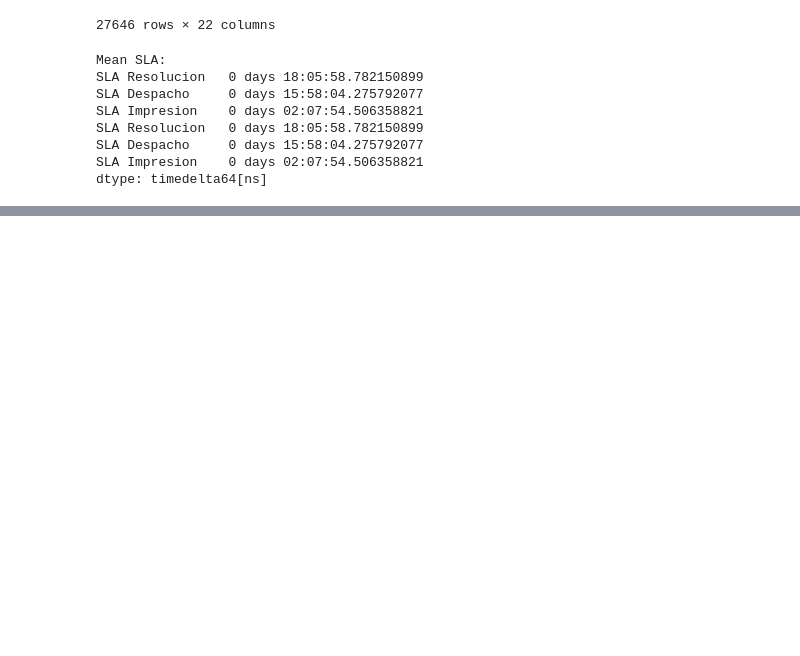
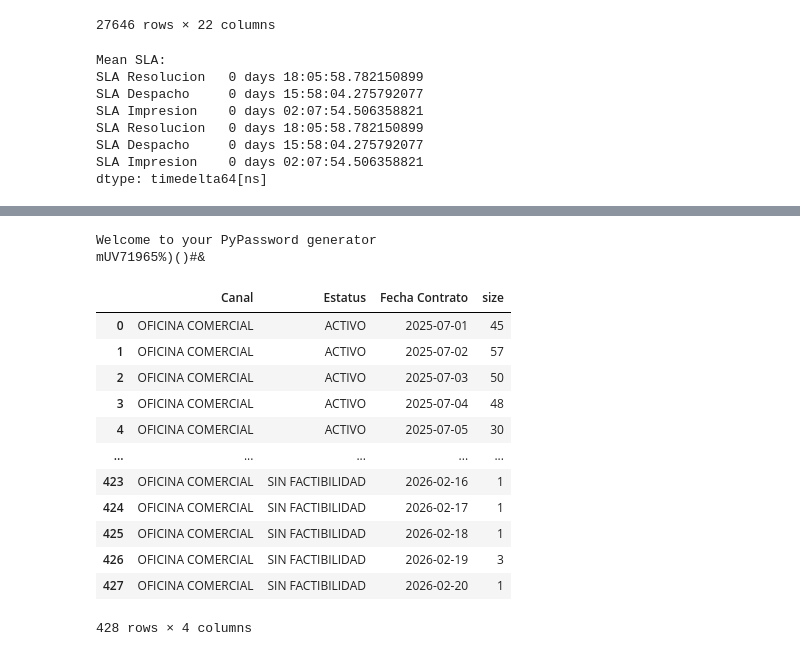
Before and after one commit to Artur030610/Data-Automated-Pipeline-Telecom, a Jupyter notebook: Ver_data.ipynb, the cells around one changed output, grey strips where cells are left out. Saved outputs shown, nothing was run; the diff lists cells and outputs as text; code cells hidden in the pictures; blank space fills up the shorter version.

```diff
--- a/Ver_data.ipynb
+++ b/Ver_data.ipynb
@@ -420,0 +468,60 @@ display(df)
+# %%
+import random
+import pandas
+letters = [
+    'a', 'b', 'c', 'd', 'e', 'f', 'g', 'h', 'i', 'j', 'k', 'l', 'm', 'n', 'o',
+    'p', 'q', 'r', 's', 't', 'u', 'v', 'w', 'x', 'y', 'z', 'A', 'B', 'C', 'D',
+    'E', 'F', 'G', 'H', 'I', 'J', 'K', 'L', 'M', 'N', 'O', 'P', 'Q', 'R', 'S',
+    'T', 'U', 'V', 'W', 'X', 'Y', 'Z'
+]
+numbers = ['0', '1', '2', '3', '4', '5', '6', '7', '8', '9']
+symbols = ['!', '#', '$', '%', '&', '(', ')', '*', '+']
+
+pasword = []
+print("Welcome to your PyPassword generator")
+
+Question1=int(input("How many letters do you want in your password?\n "))
+Question2=int(input("How many number do you want?\n "))
+Question3=int(input("How many symbols do you want?\n "))
+for y in range:
+    for i in range(Question1):
+        ramdon_letter=random.choice(letters)
+        pasword.append(ramdon_letter)
+        #print(pasword)
+
+
+    for i in range(Question2):
+        ramdon_number=random.choice(numbers)
+        pasword.append(ramdon_number)
+
+
+    for i in range(Question3):
+        ramdon_symbol=random.choice(symbols)
+        pasword.append(ramdon_symbol)
+    resultado = "".join(map(str,pasword))
+print(resultado)
+# %% [output]
+Welcome to your PyPassword generator
+mUV71965%)()#&
+# %%
+import pandas as pd
+
+df_abo = pd.read_parquet(r"C:\Users\josperez\Documents\A-DataStack\01-Proyectos\01-Data_PipelinesFibex\02_Data_Lake\gold_data\Ventas_Listado_Gold.parquet")
+filter = ["Canal","Estatus","Fecha Contrato"]
+df_abo = df_abo[df_abo["Canal"].str.contains("OFICINA COMERCIAL", case=False, na=False)]
+df_abo = df_abo.groupby(filter, as_index=False).size()
+display(df_abo)
+# %% [output]
+|  | Canal | Estatus | Fecha Contrato | size |
+| 0 | OFICINA COMERCIAL | ACTIVO | 2025-07-01 | 45 |
+| 1 | OFICINA COMERCIAL | ACTIVO | 2025-07-02 | 57 |
+| 2 | OFICINA COMERCIAL | ACTIVO | 2025-07-03 | 50 |
+| 3 | OFICINA COMERCIAL | ACTIVO | 2025-07-04 | 48 |
+| 4 | OFICINA COMERCIAL | ACTIVO | 2025-07-05 | 30 |
+| ... | ... | ... | ... | ... |
+| 423 | OFICINA COMERCIAL | SIN FACTIBILIDAD | 2026-02-16 | 1 |
+| 424 | OFICINA COMERCIAL | SIN FACTIBILIDAD | 2026-02-17 | 1 |
+| 425 | OFICINA COMERCIAL | SIN FACTIBILIDAD | 2026-02-18 | 1 |
+| 426 | OFICINA COMERCIAL | SIN FACTIBILIDAD | 2026-02-19 | 3 |
+| 427 | OFICINA COMERCIAL | SIN FACTIBILIDAD | 2026-02-20 | 1 |
+428 rows × 4 columns
```
Also changed, not shown: parts of 5 cells of this notebook, 24 other files.
